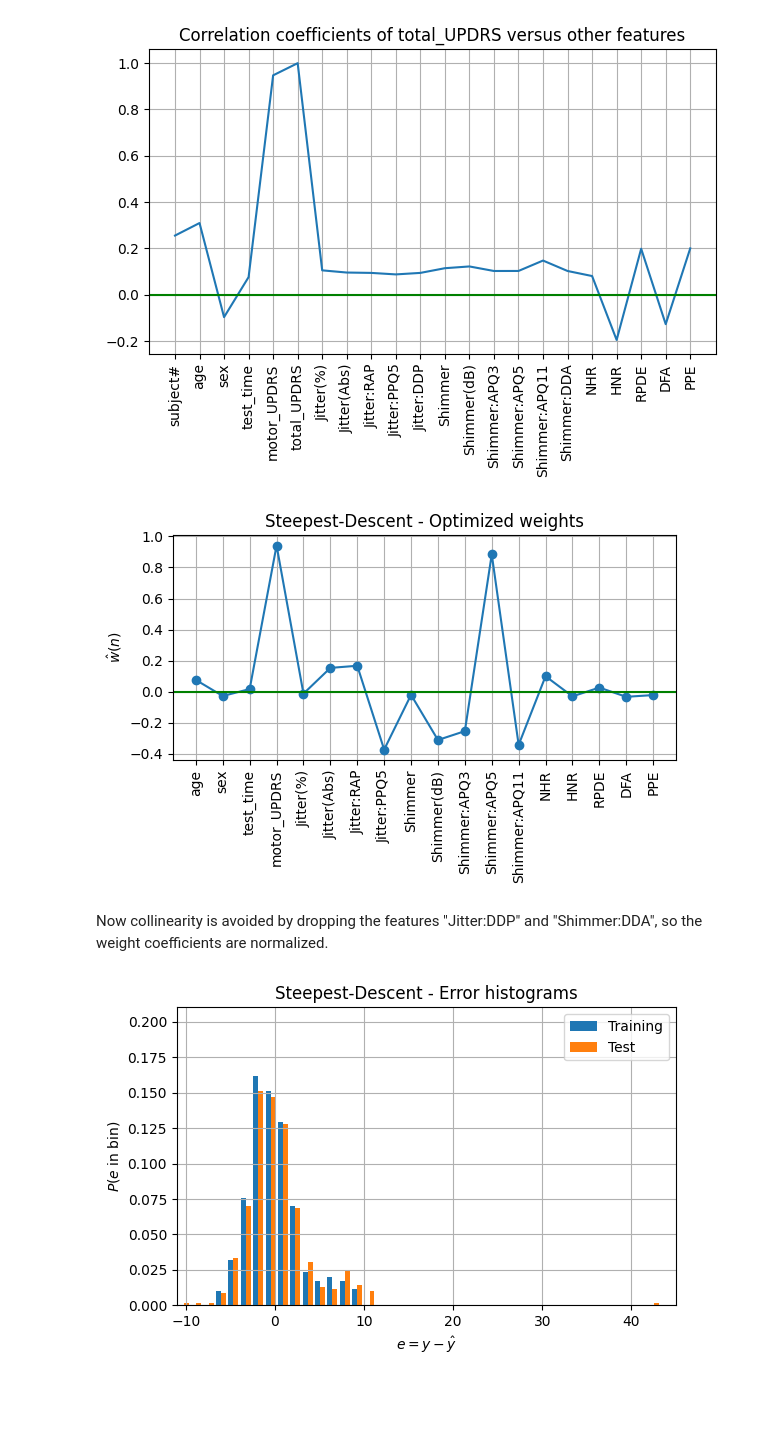
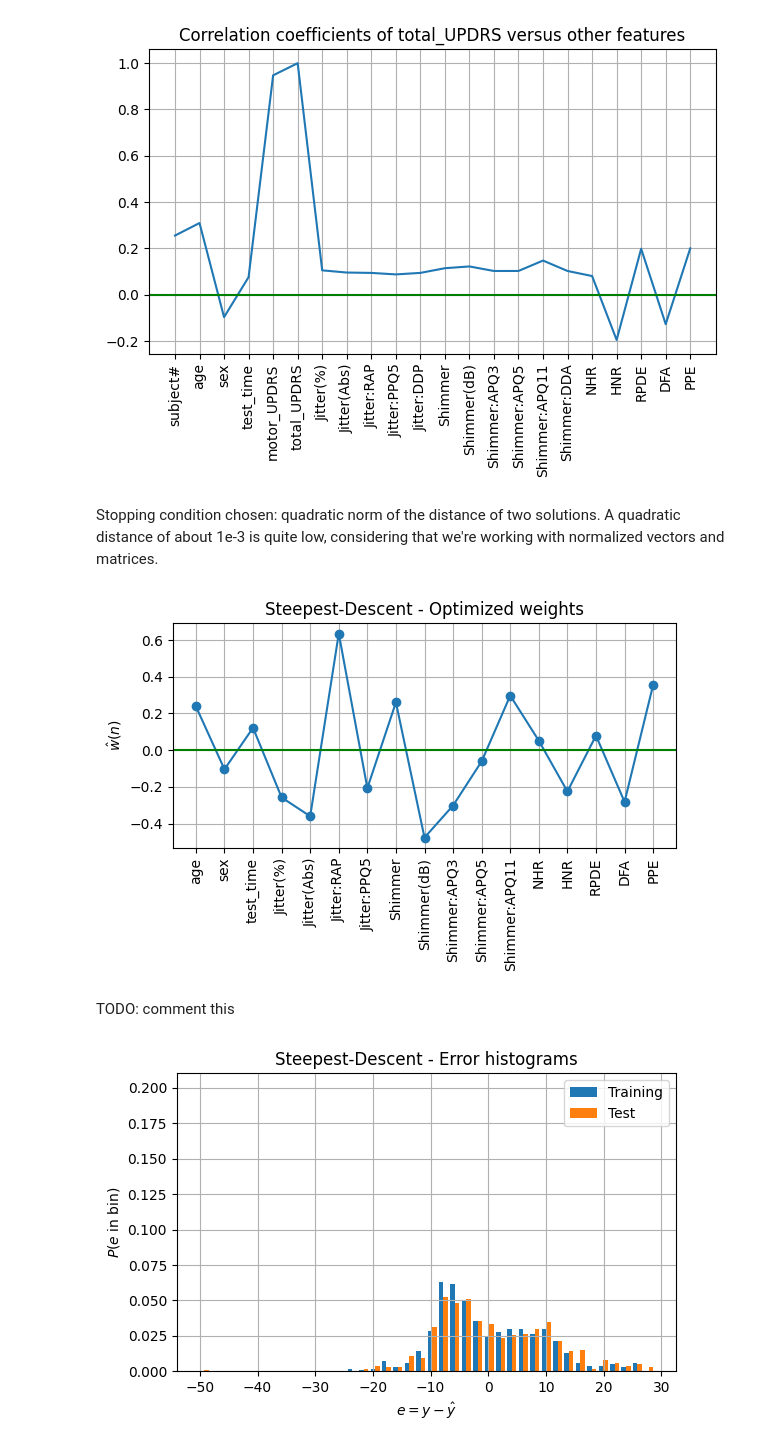
Before and after one commit to steurendo/ICT4Health, a Jupyter notebook: Lab1/lab1_part2.ipynb, the cells around one changed output. Cells and saved outputs as stored; diff of their text form; code cells hidden in the pictures; blank space fills up the shorter version.

```diff
--- a/Lab1/lab1_part2.ipynb
+++ b/Lab1/lab1_part2.ipynb
@@ -77,7 +77,7 @@ plt.show()
 [figure]
 # %%
 seed = 319244
-drop_motor_UPDRS = False
+drop_motor_UPDRS = True
 # %%
 Xsh = X.sample(frac=1, replace=False, random_state=seed, axis=0, ignore_index=True)
 # %%
@@ -108,5 +108,7 @@ solver.solve(minim.StoppingCondition.absolute_improvement, cond_eps=1e-5)
 w_hat = solver.result
 # w_hat = np.linalg.pinv(X_tr_norm) @ y_tr_norm
+# %% [markdown]
+Stopping condition chosen: quadratic norm of the distance of two solutions. A quadratic distance of about 1e-3 is quite low, considering that we're working with normalized vectors and matrices.
 # %%
 regressors = X_tr_norm
 Nf = len(w_hat)
@@ -123,9 +125,9 @@ plt.tight_layout()
 plt.savefig('./SD-w_hat.png')
 plt.show()
 # %% [output]
-[figure, old version]
+[figure, new version]
 # %% [markdown]
-Now collinearity is avoided by dropping the features "Jitter:DDP" and "Shimmer:DDA", so the weight coefficients are normalized.
+TODO: comment this
 # %%
 y_hat_te_norm = X_te_norm @ w_hat
 y_hat_tr_norm = X_tr_norm @ w_hat
@@ -138,20 +140,20 @@ y_te = y_te_norm * sy + my
 # %%
 E_tr = y_tr - y_hat_tr
 E_te = y_te - y_hat_te
 e = [E_tr, E_te]
 plt.figure(figsize=(6, 4))
 plt.hist(e, bins=40, density=True, histtype='bar')
 label = ['Training', 'Test']
 plt.xlabel(r'$e=y-\^y$')
 plt.ylabel(r'$P(e$ in bin$)$')
 plt.legend(label)
 plt.grid()
 plt.ylim([0, 0.21])
-plt.xlim([-11, 45])
+# plt.xlim([-11, 45])
 plt.title('Steepest-Descent - Error histograms')
 plt.tight_layout()
 plt.savefig('./SD-Error-hist.png')
 plt.show()
 # %% [output]
-[figure, old version]
+[figure, new version]
 # %% [markdown]
```
Also changed, not shown: parts of 6 cells of this notebook, 1 other file.
